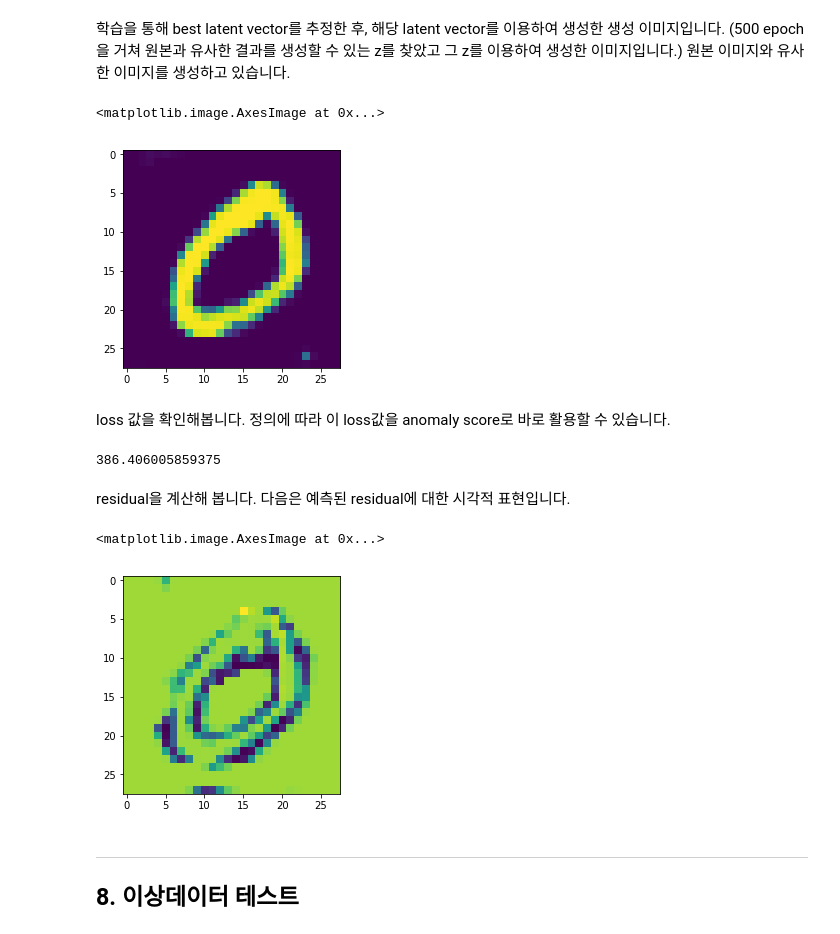
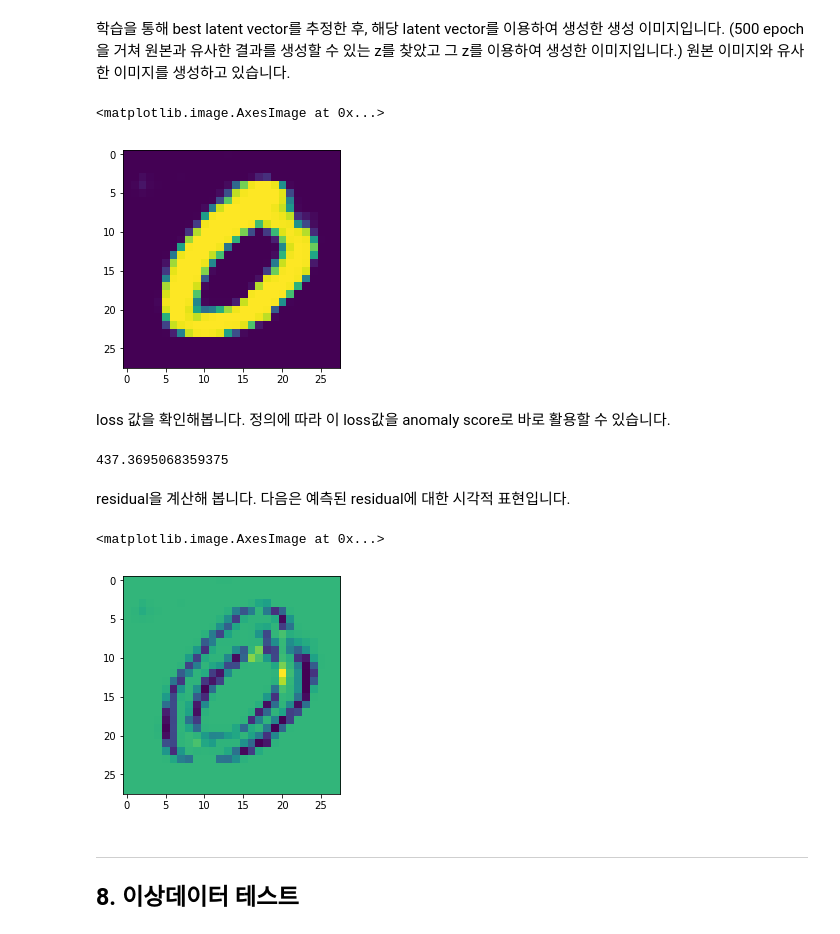
Before and after one commit to minajwsy/anogan-mnist, a Jupyter notebook: dcgan+anogan.ipynb, the cells around one changed output. Drawn from its saved outputs; the diff is of its cells as text; code cells hidden in the pictures.

```diff
--- a/dcgan+anogan.ipynb
+++ b/dcgan+anogan.ipynb
@@ -268,7 +275,7 @@ def save_models(epoch, discriminator, generator, path='model'):
 
 정의한 GAN 네트워크가 학습이 잘 되는지 확인합니다. 디버깅이 목적이므로 epochs은 5번만 반복합니다.
 # %%
-def train_dcgan(epochs=5, bach_size=32, latent_dim=100, lr=0.0002, beta_1=0.5,
+def train_dcgan(epochs=5, batch_size=32, latent_dim=100, lr=0.0002, beta_1=0.5,
                 log_interval=100, save_interval=100, gen_image_path='gen_images', model_path='model') :
 
     X_train = feed_imgs()
@@ -851,7 +883,7 @@ AnoGAN 생성시 이전 단계에서 학습된 Generator와 Discriminator 네트
 # %% [markdown]
 #### Discriminator로부터 feature를 도출하는 함수
 # %%
-def feature_extractor(img_shape):
+def feature_extractor(img_shape=(28,28,1)):
     d = build_discriminator(img_shape)
     d.load_weights('model/d-9999.ckpt')
     intermidiate_model = Model(inputs=d.layers[0].input, outputs=d.layers[-6].output)
@@ -903,7 +935,7 @@ _________________________________________________________________
 # %% [markdown]
 아래 데이터를 정상 이미지로 하여 테스트를 진행합니다.
 # %%
-nimg = X_train[1].reshape(28,28)
+nimg = X_train[1].reshape(28,28)/ 127.5 - 1.
 plt.figure(figsize=(4,4))
 plt.imshow(nimg)
 # %% [output]
@@ -912,7 +944,7 @@ plt.imshow(nimg)
 # %%
 %%time
 z = np.random.uniform(0, 1, size=(1, 100))
-intermidiate_model = feature_extractor(img_shape)
+intermidiate_model = feature_extractor(img_shape=(28,28,1))
 
 # ground truth
 x = nimg.reshape(1,28,28,1)
@@ -931,21 +963,21 @@ plt.figure(figsize=(4,4))
 plt.imshow(o1.reshape(28,28))
 # %% [output]
 <matplotlib.image.AxesImage at 0x...>
-[figure, old version]
+[figure, new version]
 # %% [markdown]
 loss 값을 확인해봅니다. 정의에 따라 이 loss값을 anomaly score로 바로 활용할 수 있습니다.
 # %%
 loss.history['loss'][-1]
 # %% [output]
-386.406005859375
+437.3695068359375
 # %% [markdown]
 residual을 계산해 봅니다. 다음은 예측된 residual에 대한 시각적 표현입니다.
 # %%
 plt.figure(figsize=(4,4))
-plt.imshow(X_train[1].reshape(28,28) - o1.reshape(28,28))
+plt.imshow(nimg - o1.reshape(28,28))
 # %% [output]
 <matplotlib.image.AxesImage at 0x...>
-[figure, old version]
+[figure, new version]
 # %% [markdown]
 ---
 ## 8. 이상데이터 테스트
```
Also changed, not shown: parts of 28 cells of this notebook, 1 other file.
